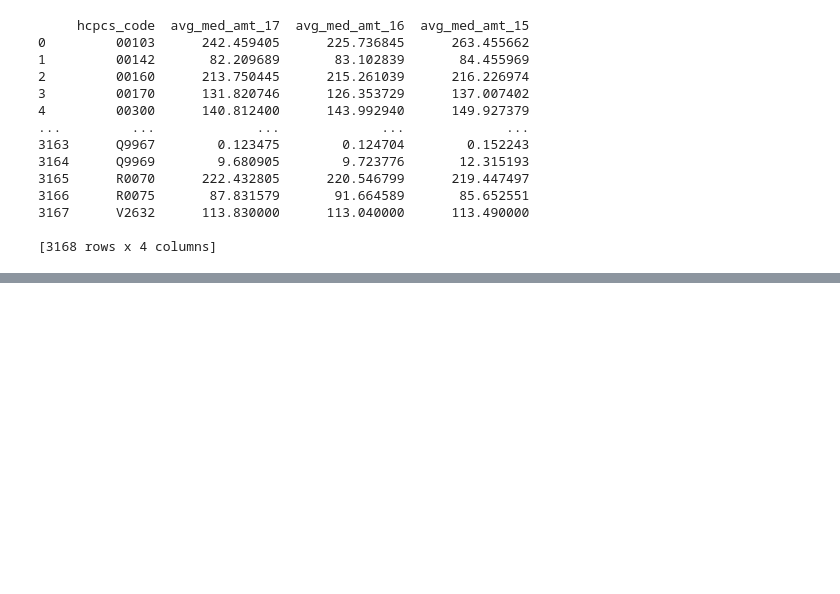
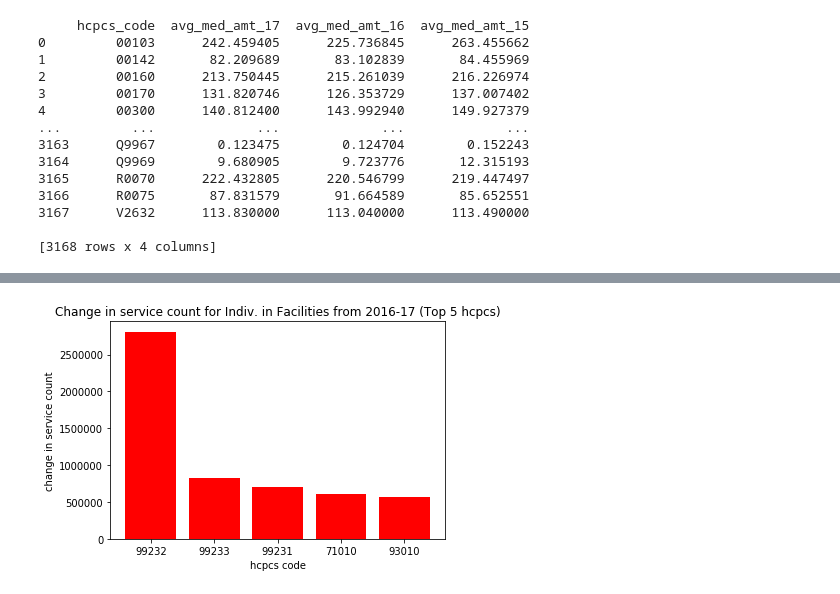
Before and after one commit to adamtsuch21/healthcare-bluebook-red-team, a Jupyter notebook: AT_option2.ipynb, the cells around one changed output, grey strips where cells are left out. Cells and saved outputs as stored; diff of their text form; code cells hidden in the pictures; blank space fills up the shorter version.

```diff
--- a/AT_option2.ipynb
+++ b/AT_option2.ipynb
@@ -177,0 +383,3 @@ print(phys_join.head())
+# %%
+phys_srvc_indv_F = phys_srvc_indv_O[phys_srvc_indv_O['place_of_service'] == 'F']
+print(np.shape(phys_srvc_indv_F))
@@ -177,0 +464,4 @@ print(phys_join.head())
+# %%
+phys_srvc_if_group = phys_srvc_indv_F.groupby('hcpcs_code').sum()
+phys_srvc_if_group = phys_srvc_if_group.reset_index()
+print(phys_srvc_if_group)
@@ -177,0 +483,8 @@ print(phys_join.head())
+# %%
+phys_srvc_if_group['16/17_srvc_chng'] = abs(phys_srvc_if_group['srvc_cnt_17'] - phys_srvc_if_group['srvc_cnt_16'])
+phys_srvc_if_group['15/16_srvc_chng'] = abs(phys_srvc_if_group['srvc_cnt_16'] - phys_srvc_if_group['srvc_cnt_15'])
+phys_srvc_if_group['15/17_srvc_chng'] = abs(phys_srvc_if_group['srvc_cnt_17'] - phys_srvc_if_group['srvc_cnt_15'])
+# %%
+phys_srvc_if_1617 = phys_srvc_if_group.sort_values(by=['16/17_srvc_chng'], ascending=False).head()
+phys_srvc_if_1617 = phys_srvc_if_1617.drop(columns={'srvc_cnt_15', '15/16_srvc_chng', '15/17_srvc_chng'})
+print(phys_srvc_if_1617)
@@ -177,0 +702,8 @@ print(phys_join.head())
+# %%
+plt.bar(phys_srvc_if_1617['hcpcs_code'], phys_srvc_if_1617['16/17_srvc_chng'], color='red')
+plt.xlabel('hcpcs code')
+plt.ylabel('change in service count')
+plt.title('Change in service count for Indiv. in Facilities from 2016-17 (Top 5 hcpcs)')
+plt.show()
+# %% [output]
+[figure, added]
```
Also changed, not shown: parts of 73 cells of this notebook, 13 other files.
